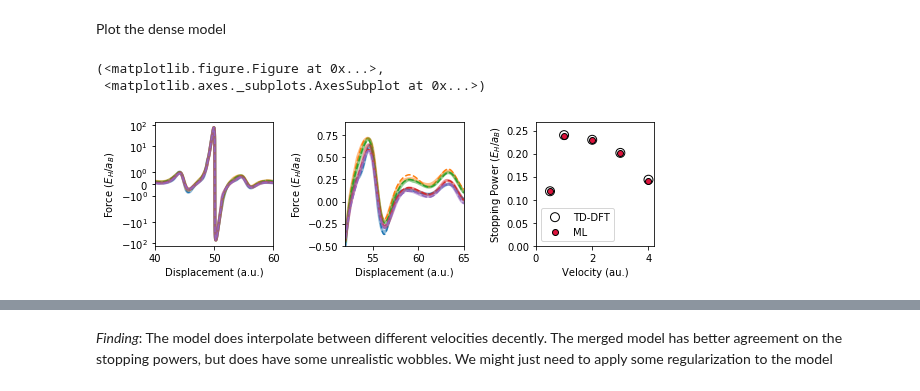
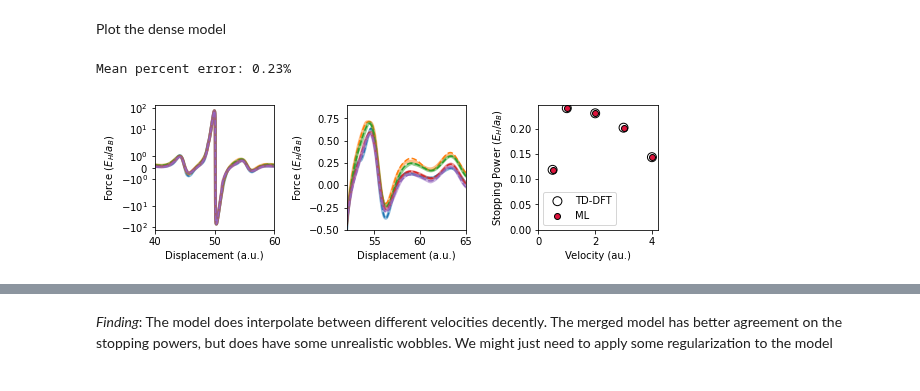
Before and after one commit to globus-labs/stopping-power-ml, a Jupyter notebook: multiple-velocities/2_build-neural-network.ipynb, the cells around one changed output, grey strips where cells are left out. Drawn from its saved outputs; the diff is of its cells as text; code cells hidden in the pictures.

```diff
--- a/multiple-velocities/2_build-neural-network.ipynb
+++ b/multiple-velocities/2_build-neural-network.ipynb
@@ -283,9 +295,9 @@ def plot_performance(model, split_v):
 # %% [markdown]
 Plot the dense model
-# %%
-plot_performance(model, False)
-# %% [output]
-(<matplotlib.figure.Figure at 0x...>,
- <matplotlib.axes._subplots.AxesSubplot at 0x...>)
-[figure, removed]
+# %%
+fig, ax, data = plot_performance(model, False)
+data.to_csv(os.path.join('data', 'fit-random-predict-random.csv'), index=False)
+# %% [output]
+Mean percent error: 0.23%
+[figure, added]
 # %%
```
Also changed, not shown: parts of 14 cells of this notebook, 9 other files.
